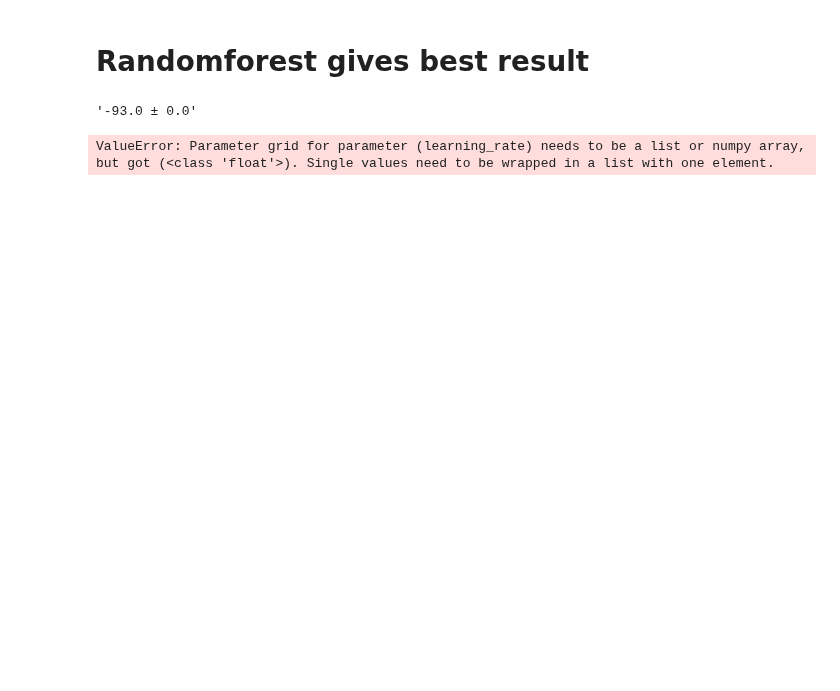
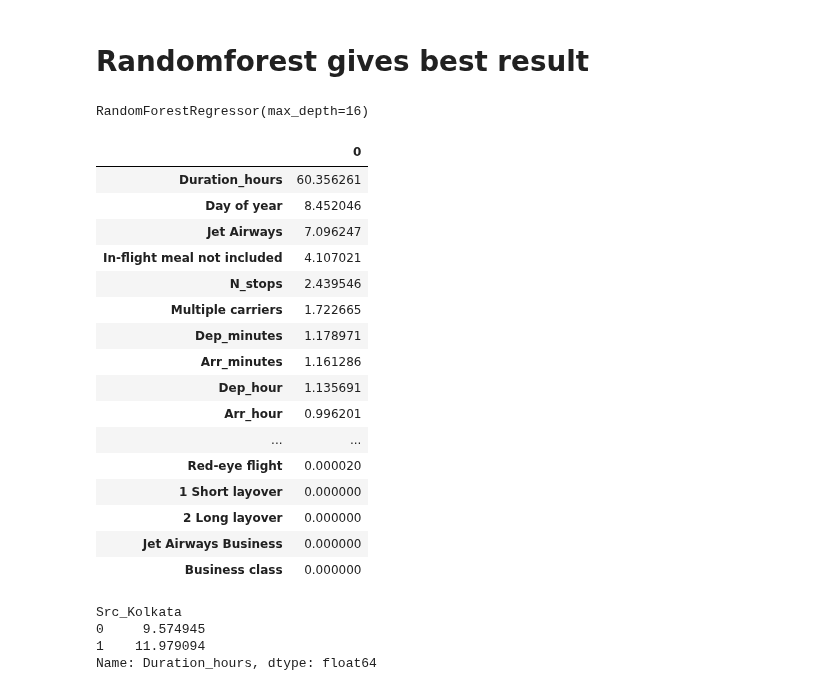
Before and after one commit to AnupamMisra/Data-science-projects, a Jupyter notebook: Flight_price/firstnb.ipynb, the cells around one changed output. Drawn from its saved outputs; the diff is of its cells as text; code cells hidden in the pictures; blank space fills up the shorter version.

```diff
--- a/Flight_price/firstnb.ipynb
+++ b/Flight_price/firstnb.ipynb
@@ -186,16 +204,34 @@ Absolute error for XGB Regressor 680.17 ± 14.57
 # %% [markdown]
 # Randomforest gives best result
-# %%
-folds=K(n_splits=5, shuffle=True, random_state=4)
-r=score(RFR(max_depth=16),X,y,scoring='r2',cv=folds)
-scores = str(-round(r.mean(),2)*100)+" ± "+str(round(r.std(),2)*100)
-scores
-# %% [output]
-'-93.0 ± 0.0'
-# %%
-from sklearn.model_selection import GridSearchCV
-gg=GridSearchCV(GradientBoostingRegressor(criterion='mae'), param_grid={'max_depth':np.arange(3,5,1)},cv=5,scoring='neg_mean_absolute_error')
-gg.fit(X,y)
-gg.score
-# %% [output]
-ValueError: Parameter grid for parameter (learning_rate) needs to be a list or numpy array, but got (<class 'float'>). Single values need to be wrapped in a list with one element.
+# %%
+rr=RFR(max_depth=16)
+rr.fit(X,y)
+# %% [output]
+RandomForestRegressor(max_depth=16)
+# %%
+pd.DataFrame(rr.feature_importances_*100,index=X.columns).sort_values(0,ascending=False).style.background_gradient(cmap='Reds')
+# %% [output]
+|  | 0 |
+| Duration_hours | 60.356261 |
+| Day of year | 8.452046 |
+| Jet Airways | 7.096247 |
+| In-flight meal not included | 4.107021 |
+| N_stops | 2.439546 |
+| Multiple carriers | 1.722665 |
+| Dep_minutes | 1.178971 |
+| Arr_minutes | 1.161286 |
+| Dep_hour | 1.135691 |
+| Arr_hour | 0.996201 |
+| ... | ... |
+| Red-eye flight | 0.000020 |
+| 1 Short layover | 0.000000 |
+| 2 Long layover | 0.000000 |
+| Jet Airways Business | 0.000000 |
+| Business class | 0.000000 |
+# %%
+X.groupby('Src_Kolkata')['Duration_hours'].mean() #to destination???
+# %% [output]
+Src_Kolkata
+0     9.574945
+1    11.979094
+Name: Duration_hours, dtype: float64
```
Also changed, not shown: parts of 4 cells of this notebook, 2 other files.
